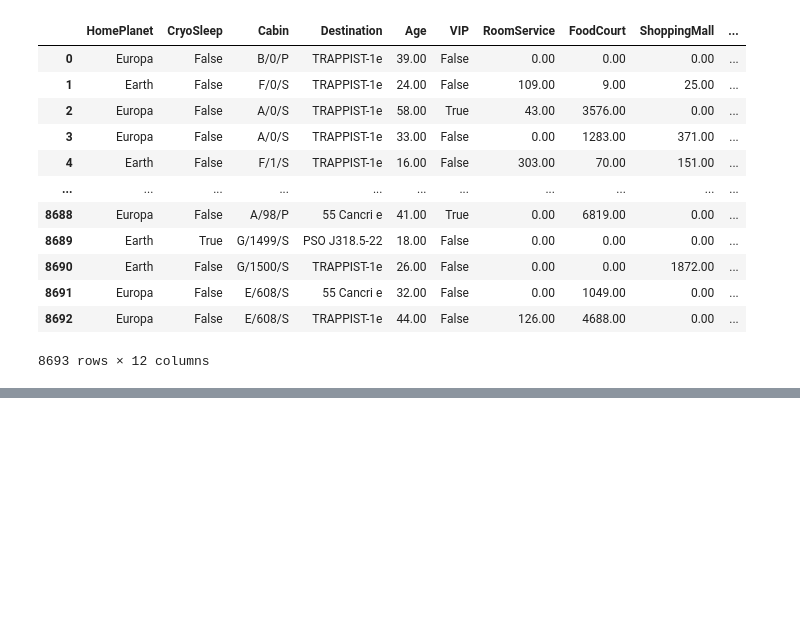
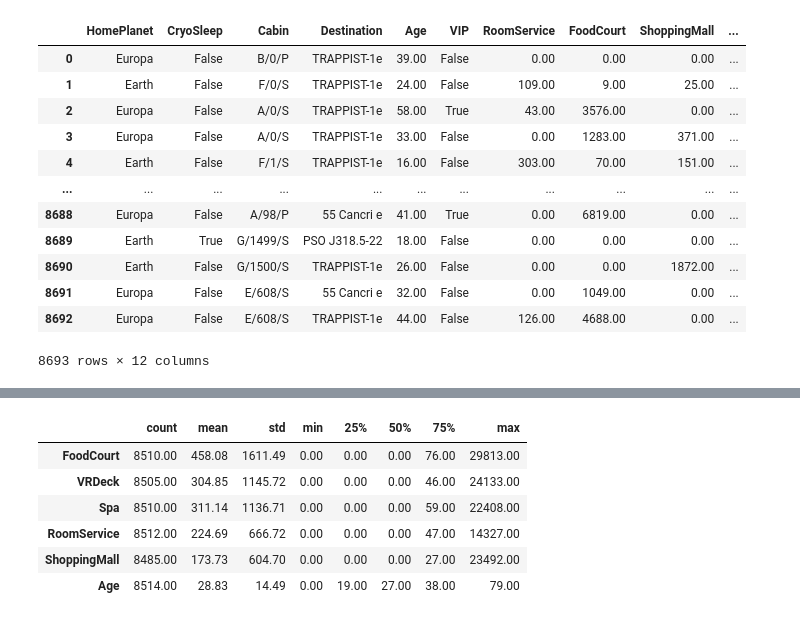
Before and after one commit to PdAlbedo/Spaceship_Titanic, a Jupyter notebook: Spaceship_Titanic.ipynb, the cells around one changed output, grey strips where cells are left out. Saved outputs shown, nothing was run; the diff lists cells and outputs as text; code cells hidden in the pictures; blank space fills up the shorter version.

```diff
--- a/Spaceship_Titanic.ipynb
+++ b/Spaceship_Titanic.ipynb
@@ -203,0 +236,10 @@ train.iloc[:, :-1]
+# %%
+train.iloc[:, :-1].describe().T.sort_values(by = 'std', ascending = False).style.background_gradient(cmap = 'GnBu')
+# %% [output]
+|  | count | mean | std | min | 25% | 50% | 75% | max |
+| FoodCourt | 8510.00 | 458.08 | 1611.49 | 0.00 | 0.00 | 0.00 | 76.00 | 29813.00 |
+| VRDeck | 8505.00 | 304.85 | 1145.72 | 0.00 | 0.00 | 0.00 | 46.00 | 24133.00 |
+| Spa | 8510.00 | 311.14 | 1136.71 | 0.00 | 0.00 | 0.00 | 59.00 | 22408.00 |
+| RoomService | 8512.00 | 224.69 | 666.72 | 0.00 | 0.00 | 0.00 | 47.00 | 14327.00 |
+| ShoppingMall | 8485.00 | 173.73 | 604.70 | 0.00 | 0.00 | 0.00 | 27.00 | 23492.00 |
+| Age | 8514.00 | 28.83 | 14.49 | 0.00 | 19.00 | 27.00 | 38.00 | 79.00 |
```
Also changed, not shown: parts of 16 cells of this notebook.
